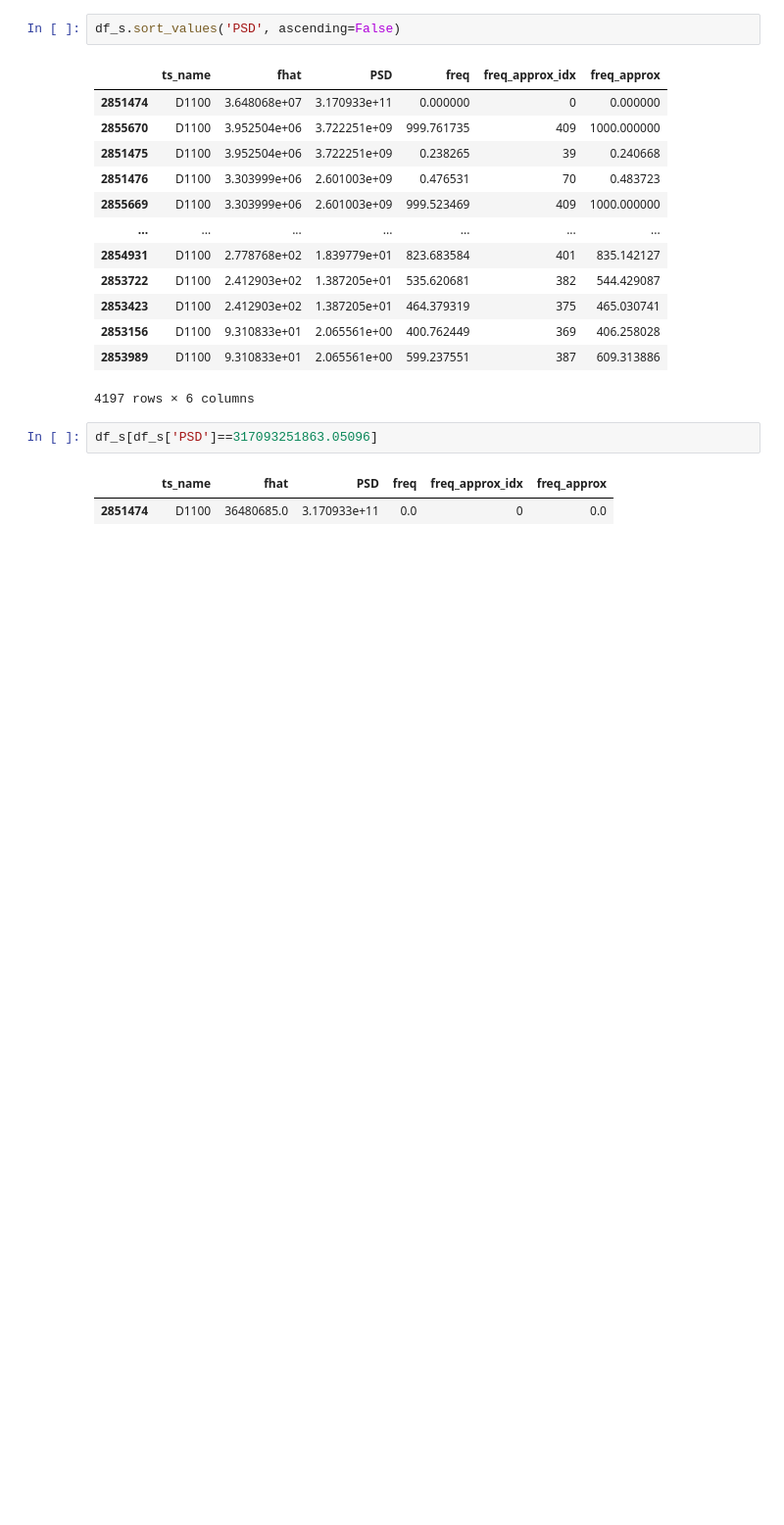
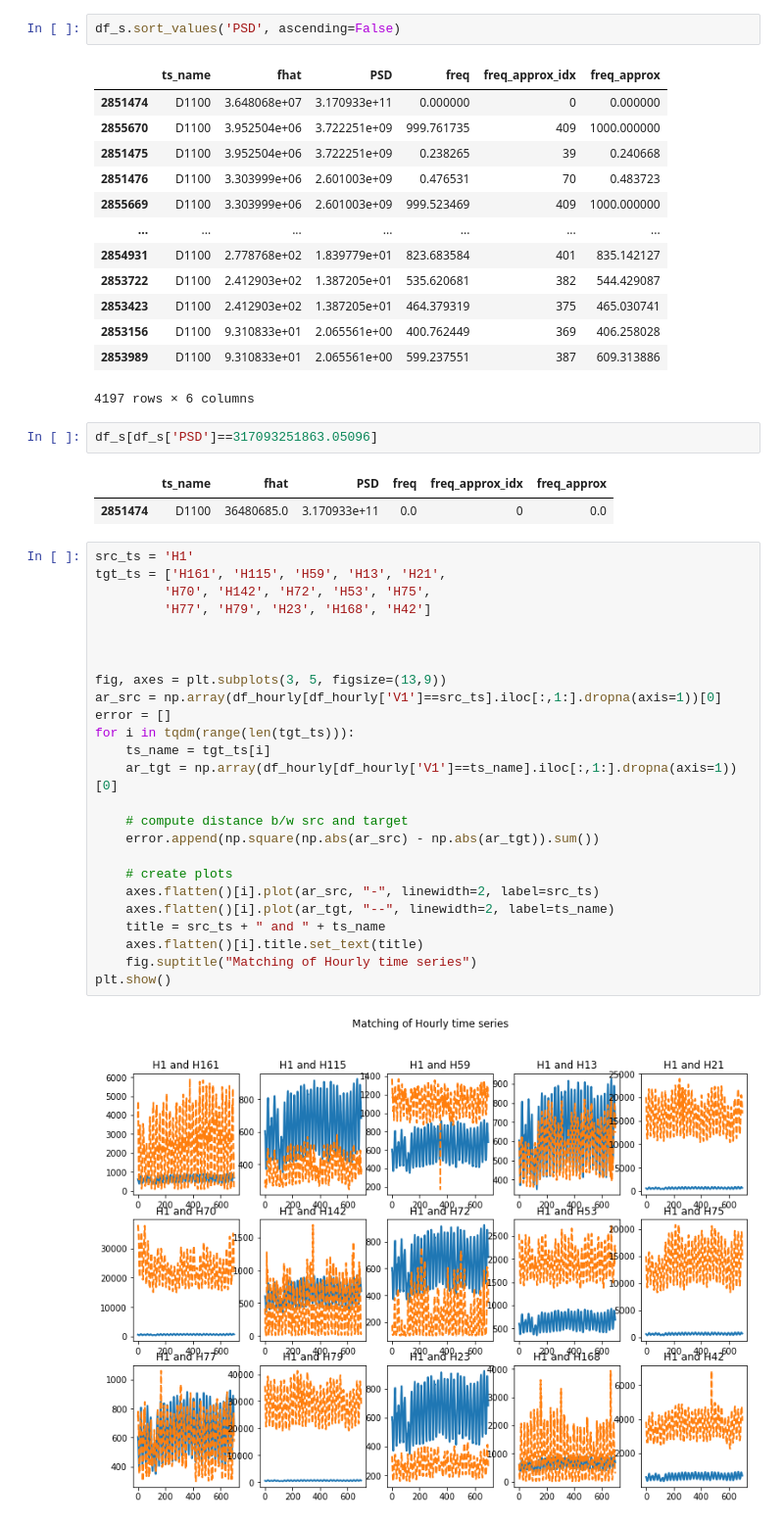
Before and after one commit to philippbeer/ts_search_engine, a Jupyter notebook: notebooks/FFT_test.ipynb, the cells around one changed output. Shown at 98% size. Drawn from its saved outputs; the diff is of its cells as text; blank space fills up the shorter version.

Commit message:
analysis of matching FFT frequencies

```diff
--- a/notebooks/FFT_test.ipynb
+++ b/notebooks/FFT_test.ipynb
@@ -478,3 +478,30 @@ df_s[df_s['PSD']==317093251863.05096]
 # %% [output]
 |  | ts_name | fhat | PSD | freq | freq_approx_idx | freq_approx |
 | 2851474 | D1100 | 36480685.0 | 3.170933e+11 | 0.0 | 0 | 0.0 |
+# %%
+src_ts = 'H1'
+tgt_ts = ['H161', 'H115', 'H59', 'H13', 'H21',
+         'H70', 'H142', 'H72', 'H53', 'H75',
+         'H77', 'H79', 'H23', 'H168', 'H42']
+
+
+
+fig, axes = plt.subplots(3, 5, figsize=(13,9))
+ar_src = np.array(df_hourly[df_hourly['V1']==src_ts].iloc[:,1:].dropna(axis=1))[0]
+error = []
+for i in tqdm(range(len(tgt_ts))):
+    ts_name = tgt_ts[i]
+    ar_tgt = np.array(df_hourly[df_hourly['V1']==ts_name].iloc[:,1:].dropna(axis=1))[0]
+
+    # compute distance b/w src and target
+    error.append(np.square(np.abs(ar_src) - np.abs(ar_tgt)).sum())
+
+    # create plots
+    axes.flatten()[i].plot(ar_src, "-", linewidth=2, label=src_ts)
+    axes.flatten()[i].plot(ar_tgt, "--", linewidth=2, label=ts_name)
+    title = src_ts + " and " + ts_name
+    axes.flatten()[i].title.set_text(title)
+    fig.suptitle("Matching of Hourly time series")
+plt.show()
+# %% [output]
+[figure, added]
```
Also changed, not shown: parts of 1 cell of this notebook, 2 other files.
